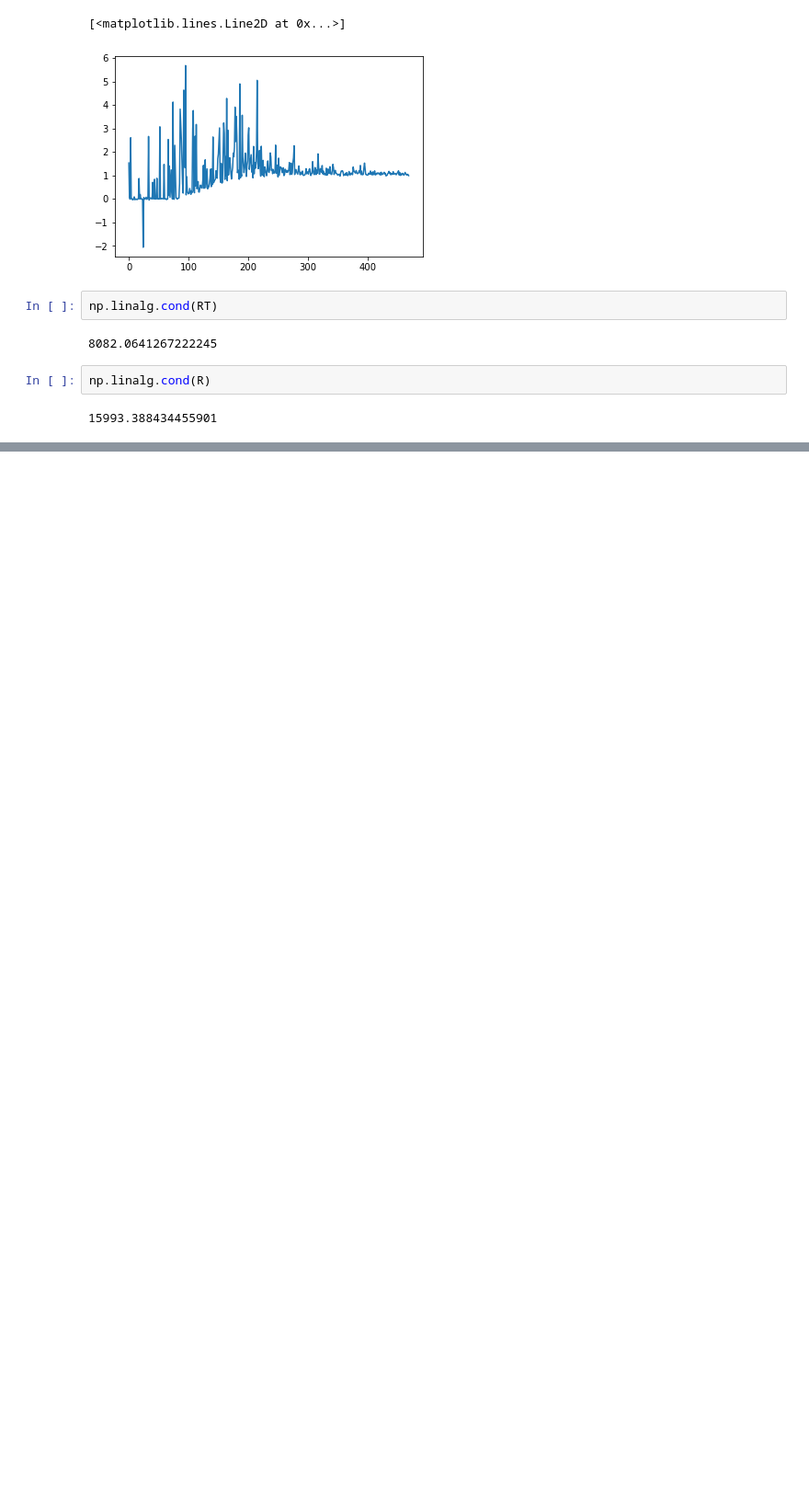
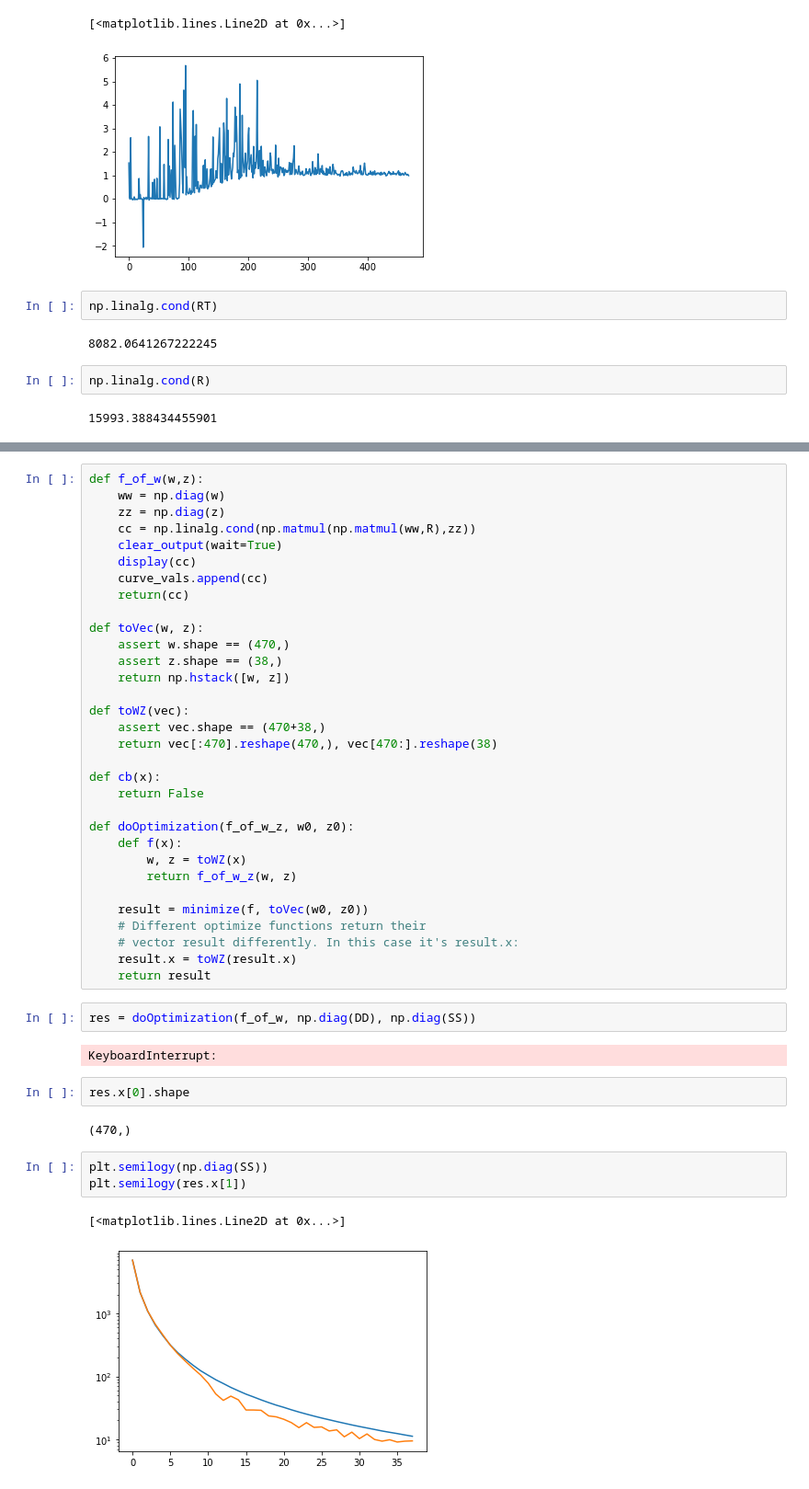
Before and after one commit to mrpatrick1991/thesis, a Jupyter notebook: figures/chapter_4/optimization_left_preconditioner/Untitled.ipynb, the cells around one changed output, grey strips where cells are left out. Shown: that part at 92% size. Cells and saved outputs as stored; diff of their text form; blank space fills up the shorter version.

Commit message:
added matrix scaling plot to chapter 34

```diff
--- a/figures/chapter_4/optimization_left_preconditioner/Untitled.ipynb
+++ b/figures/chapter_4/optimization_left_preconditioner/Untitled.ipynb
@@ -142,0 +173,46 @@ np.linalg.cond(R)
+# %%
+def f_of_w(w,z):
+    ww = np.diag(w)
+    zz = np.diag(z)
+    cc = np.linalg.cond(np.matmul(np.matmul(ww,R),zz))
+    clear_output(wait=True)
+    display(cc)
+    curve_vals.append(cc)
+    return(cc)
+
+def toVec(w, z):
+    assert w.shape == (470,)
+    assert z.shape == (38,)
+    return np.hstack([w, z])
+
+def toWZ(vec):
+    assert vec.shape == (470+38,)
+    return vec[:470].reshape(470,), vec[470:].reshape(38)
+
+def cb(x):
+    return False
+
+def doOptimization(f_of_w_z, w0, z0):
+    def f(x):
+        w, z = toWZ(x)
+        return f_of_w_z(w, z)
+
+    result = minimize(f, toVec(w0, z0))
+    # Different optimize functions return their
+    # vector result differently. In this case it's result.x:
+    result.x = toWZ(result.x)
+    return result
+# %%
+res = doOptimization(f_of_w, np.diag(DD), np.diag(SS))
+# %% [output]
+KeyboardInterrupt:
+# %%
+res.x[0].shape
+# %% [output]
+(470,)
+# %%
+plt.semilogy(np.diag(SS))
+plt.semilogy(res.x[1])
+# %% [output]
+[<matplotlib.lines.Line2D at 0x...>]
+[figure, added]
```
Also changed, not shown: parts of 11 cells of this notebook, 7 other files.
